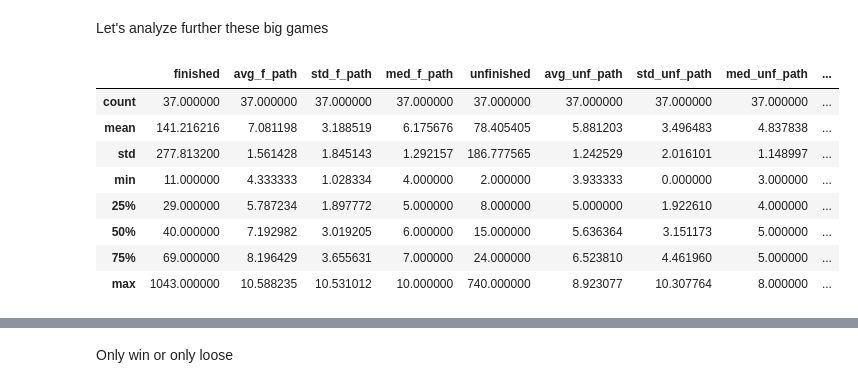
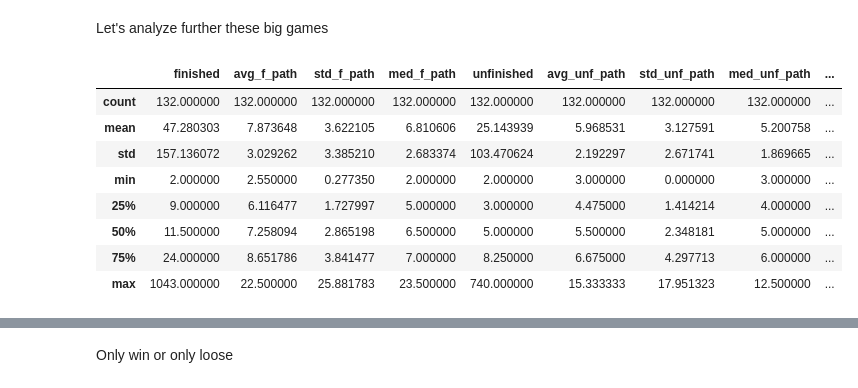
Before and after one commit to epfl-ada/ada-2024-project-outlier-1, a Jupyter notebook: part1_analysis.ipynb, the cells around one changed output, grey strips where cells are left out. Cells and saved outputs as stored; diff of their text form; code cells hidden in the pictures.

```diff
--- a/part1_analysis.ipynb
+++ b/part1_analysis.ipynb
@@ -342,7 +342,7 @@ stats_games = stats_finished.join(stats_unfinished, how='inner', lsuffix='_f', r
 stats_games['finished'] = stats_games['finished'].astype(int)
 stats_games['unfinished'] = stats_games['unfinished'].astype(int)
 stats_games['tot_games_played'] = stats_games['finished']+stats_games['unfinished']
-stats_games['%_success'] = stats_games['finished']/(stats_games['finished']+stats_games['unfinished'])*100
+stats_games['percentage_success'] = stats_games['finished']/(stats_games['finished']+stats_games['unfinished'])*100
 
 tot_success_rate = stats_games['finished'].sum()/(stats_games['finished'].sum()+stats_games['unfinished'].sum())*100
 tot_success_rate
@@ -350,8 +350,8 @@ print(f'Success rate for a random game: {tot_success_rate:.2f}%')
 
 display(stats_games.describe())
 
-display(stats_games.loc[stats_games['%_success']==stats_games['%_success'].min()])
-display(stats_games.loc[stats_games['%_success']==stats_games['%_success'].max()])
+display(stats_games.loc[stats_games['percentage_success']==stats_games['percentage_success'].min()])
+display(stats_games.loc[stats_games['percentage_success']==stats_games['percentage_success'].max()])
 
 stats_games
 # %% [output]
@@ -395,3 +395,7 @@ original_links2007 = pd.read_csv('data/2007/links.tsv', sep='\t', comment='#', n
 G_2007 = nx.DiGraph()
 G_2007.add_nodes_from(np.unique(article_names_2007))
 G_2007.add_edges_from(original_links2007.to_numpy())
+# %%
+stats_games['links_to_target'] = stats_games.index.map(lambda x: original_links2007[['linkTarget', 'linkSource']].groupby('linkTarget').count().loc[x[1]].values[0])
+stats_games['log_links_to_target'] = np.log(stats_games['links_to_target'])
+stats_games
@@ -416,18 +435,19 @@ stats_games
 # %% [markdown]
 Let's analyze further these big games
 # %%
-stats_big_games = stats_games.copy(deep=True).loc[stats_games['tot_games_played']>=30].sort_values(by='avg_f_path')
+num_games = 10
+stats_big_games = stats_games.copy(deep=True).loc[stats_games['tot_games_played']>=num_games].sort_values(by='avg_f_path')
 stats_big_games.describe()
 # %% [output]
 |  | finished | avg_f_path | std_f_path | med_f_path | unfinished | avg_unf_path | std_unf_path | med_unf_path | ... |
-| count | 37.000000 | 37.000000 | 37.000000 | 37.000000 | 37.000000 | 37.000000 | 37.000000 | 37.000000 | ... |
-| mean | 141.216216 | 7.081198 | 3.188519 | 6.175676 | 78.405405 | 5.881203 | 3.496483 | 4.837838 | ... |
-| std | 277.813200 | 1.561428 | 1.845143 | 1.292157 | 186.777565 | 1.242529 | 2.016101 | 1.148997 | ... |
-| min | 11.000000 | 4.333333 | 1.028334 | 4.000000 | 2.000000 | 3.933333 | 0.000000 | 3.000000 | ... |
-| 25% | 29.000000 | 5.787234 | 1.897772 | 5.000000 | 8.000000 | 5.000000 | 1.922610 | 4.000000 | ... |
-| 50% | 40.000000 | 7.192982 | 3.019205 | 6.000000 | 15.000000 | 5.636364 | 3.151173 | 5.000000 | ... |
-| 75% | 69.000000 | 8.196429 | 3.655631 | 7.000000 | 24.000000 | 6.523810 | 4.461960 | 5.000000 | ... |
-| max | 1043.000000 | 10.588235 | 10.531012 | 10.000000 | 740.000000 | 8.923077 | 10.307764 | 8.000000 | ... |
+| count | 132.000000 | 132.000000 | 132.000000 | 132.000000 | 132.000000 | 132.000000 | 132.000000 | 132.000000 | ... |
+| mean | 47.280303 | 7.873648 | 3.622105 | 6.810606 | 25.143939 | 5.968531 | 3.127591 | 5.200758 | ... |
+| std | 157.136072 | 3.029262 | 3.385210 | 2.683374 | 103.470624 | 2.192297 | 2.671741 | 1.869665 | ... |
+| min | 2.000000 | 2.550000 | 0.277350 | 2.000000 | 2.000000 | 3.000000 | 0.000000 | 3.000000 | ... |
+| 25% | 9.000000 | 6.116477 | 1.727997 | 5.000000 | 3.000000 | 4.475000 | 1.414214 | 4.000000 | ... |
+| 50% | 11.500000 | 7.258094 | 2.865198 | 6.500000 | 5.000000 | 5.500000 | 2.348181 | 5.000000 | ... |
+| 75% | 24.000000 | 8.651786 | 3.841477 | 7.000000 | 8.250000 | 6.675000 | 4.297713 | 6.000000 | ... |
+| max | 1043.000000 | 22.500000 | 25.881783 | 23.500000 | 740.000000 | 15.333333 | 17.951323 | 12.500000 | ... |
 # %%
 n = len(stats_big_games.index)
 y = np.arange(int(n*4), step=4)
```
Also changed, not shown: parts of 11 cells of this notebook.
